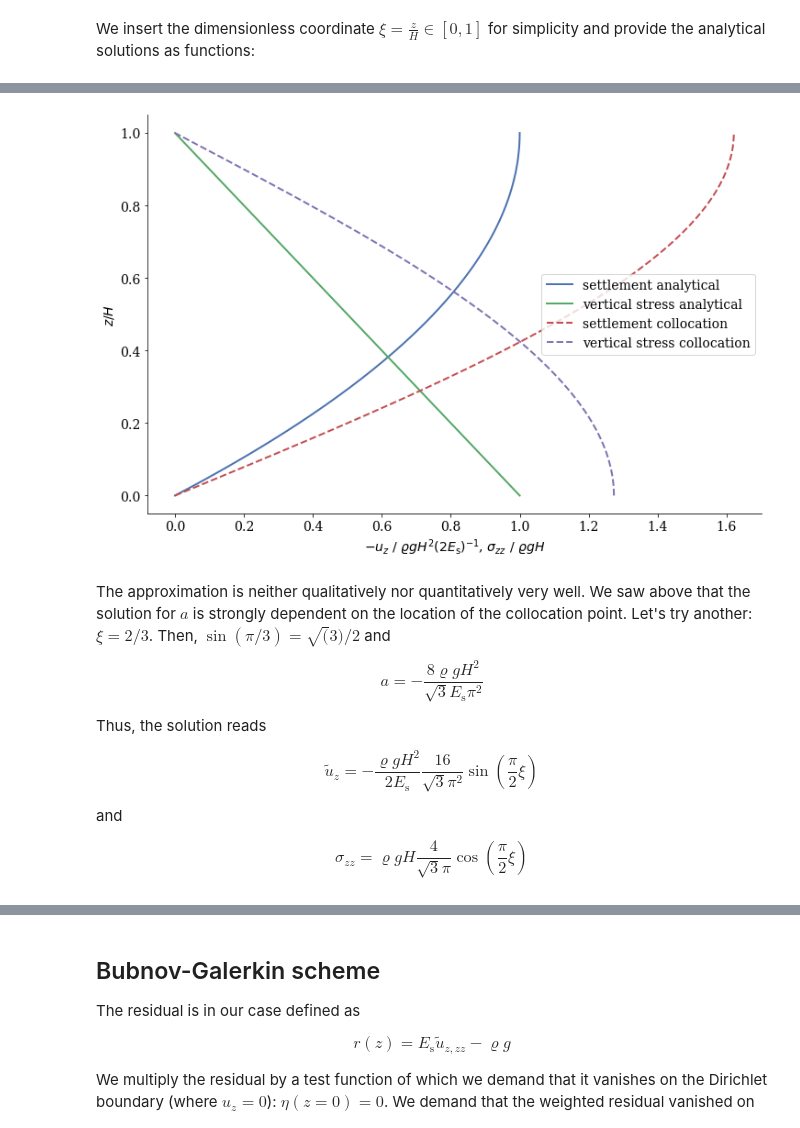
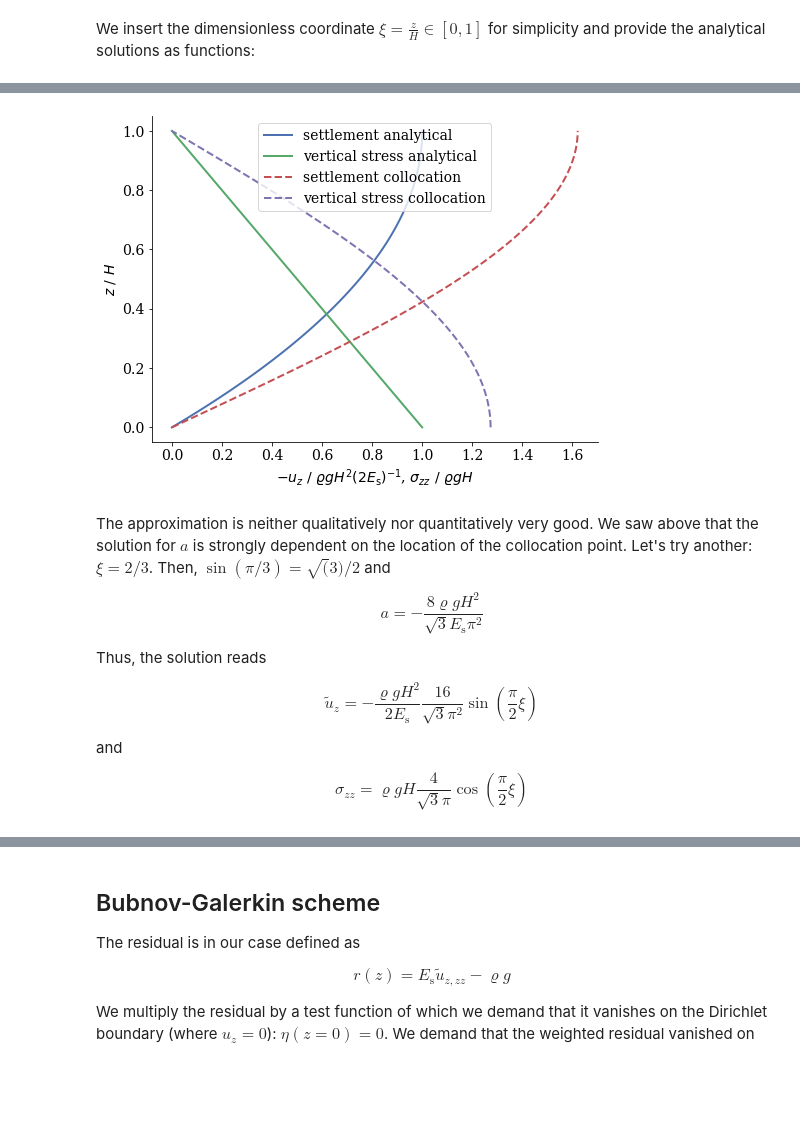
Before and after one commit to nagelt/Numerical_Methods_Introduction, a Jupyter notebook: 05_soil_column_Ritz_Galerkin_Collocation.ipynb, the cells around one changed output, grey strips where cells are left out. Saved outputs shown, nothing was run; the diff lists cells and outputs as text; code cells hidden in the pictures; blank space fills up the shorter version.

```diff
--- a/05_soil_column_Ritz_Galerkin_Collocation.ipynb
+++ b/05_soil_column_Ritz_Galerkin_Collocation.ipynb
@@ -84,11 +86,8 @@ import plot_functions.plot_settings
 We insert the dimensionless coordinate $\xi = \displaystyle \frac{z}{H} \in [0,1]$ for simplicity and provide the analytical solutions as functions:
 # %%
 #xi is the dimensionless coordinate z/H
-def displacement_analytical(xi):
-    return xi**2. - 2. * xi
-
-def stress_analytical(xi):
-    return 1. - xi
+displacement_analytical = lambda xi: xi**2. - 2. * xi
+stress_analytical = lambda xi: 1. - xi
 # %%
 coord = np.linspace(0.,1.,100)
 # %%
@@ -168,23 +173,20 @@ $$
     \sigma_{zz} = \varrho g H \frac{4}{\pi} \cos \left( \frac{\pi }{2} \xi \right)
 $$
 # %%
-def displacement_collocation(xi): #in \rho g H^2/(2E_s)
-    return - 16/(np.pi**2) * np.sin(np.pi/2 * xi)
-
-def stress_collocation(xi): # in \rho g H
-    return 4/np.pi * np.cos(np.pi/2 * xi)
+displacement_collocation = lambda xi: - 16/(np.pi**2) * np.sin(np.pi/2 * xi)
+stress_collocation = lambda xi: 4/np.pi * np.cos(np.pi/2 * xi)
 # %%
 plt.plot(-displacement_analytical(coord),coord,label='settlement analytical')
 plt.plot(stress_analytical(coord),coord,label='vertical stress analytical')
 plt.plot(-displacement_collocation(coord),coord,label='settlement collocation',ls='--')
 plt.plot(stress_collocation(coord),coord,label='vertical stress collocation',ls='--')
 plt.legend()
 plt.xlabel('$-u_z\ /\ \\varrho g H^2 (2 E_\\mathrm{s})^{-1}$, $\\sigma_{zz}\ /\ \\varrho g H$')
-plt.ylabel('$z/H$');
+plt.ylabel('$z\ /\ H$');
 # %% [output]
-[figure, old version]
+[figure, new version]
 # %% [markdown]
-The approximation is neither qualitatively nor quantitatively very well. We saw above that the solution for $a$ is strongly dependent on the location of the collocation point. Let's try another: $\xi = 2/3$. Then, $\sin (\pi/3) = \sqrt(3)/2$ and
+The approximation is neither qualitatively nor quantitatively very good. We saw above that the solution for $a$ is strongly dependent on the location of the collocation point. Let's try another: $\xi = 2/3$. Then, $\sin (\pi/3) = \sqrt(3)/2$ and
 
 $$
      a = -\frac{8 \varrho g H^2}{\sqrt{3}E_\text{s} \pi^2}
```
Also changed, not shown: parts of 32 cells of this notebook, 6 other files.
